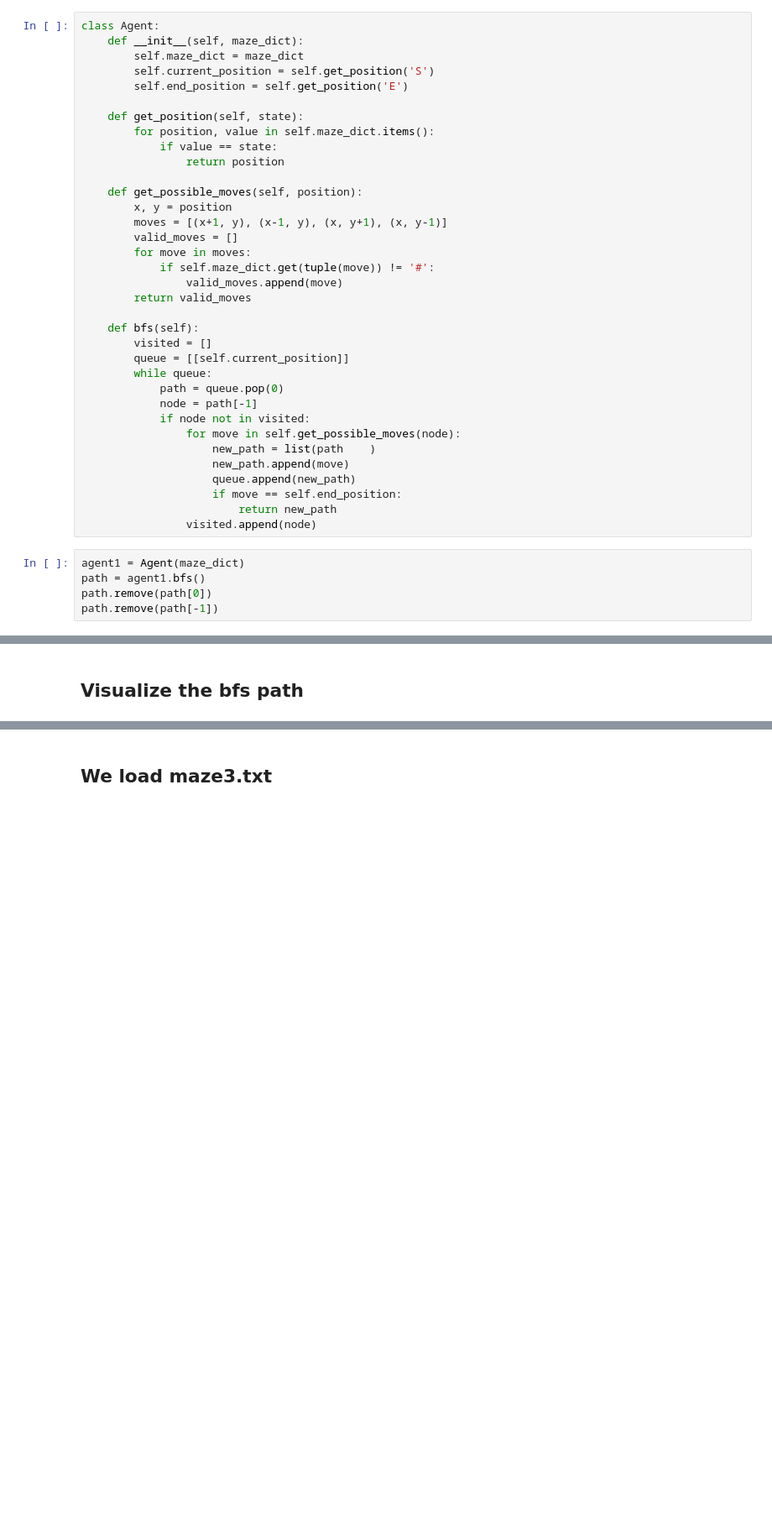
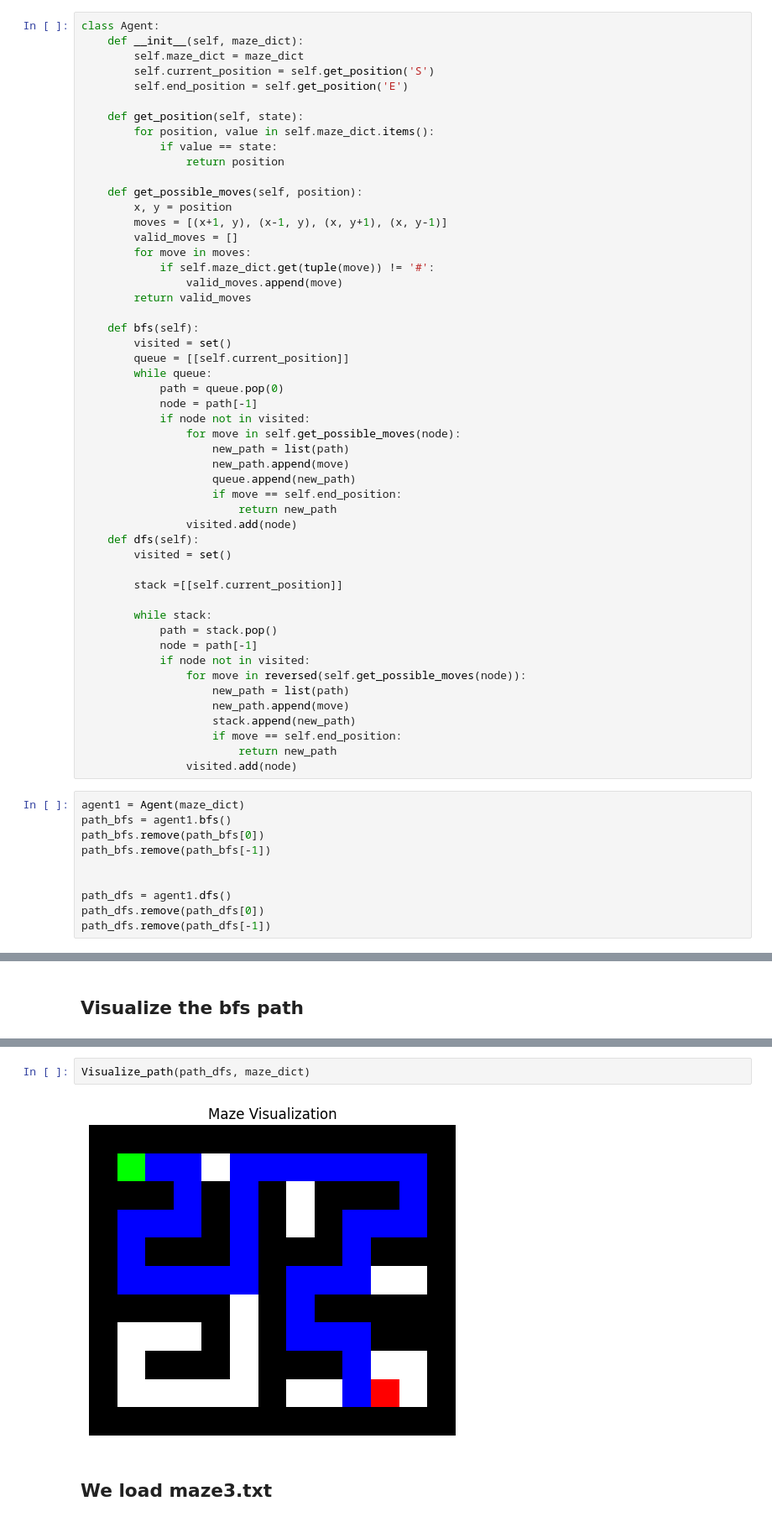
Before and after one commit to roch21V2/Intelligent-Agents-TC2032, a Jupyter notebook: Solving maze.ipynb, the cells around one changed output, grey strips where cells are left out. Shown at 84% size. Cells and saved outputs as stored; diff of their text form; blank space fills up the shorter version.

Commit message:
Adding changes to the maze solver

```diff
--- a/Solving maze.ipynb
+++ b/Solving maze.ipynb
@@ -102,24 +102,45 @@ class Agent:
         return valid_moves
 
     def bfs(self):
-        visited = []
+        visited = set()
         queue = [[self.current_position]]
         while queue:
             path = queue.pop(0)
             node = path[-1]
             if node not in visited:
                 for move in self.get_possible_moves(node):
-                    new_path = list(path    )
+                    new_path = list(path)
                     new_path.append(move)
                     queue.append(new_path)
                     if move == self.end_position:
                         return new_path
-                visited.append(node)
+                visited.add(node)
+    def dfs(self):
+        visited = set()
+
+        stack =[[self.current_position]]
+
+        while stack:
+            path = stack.pop()
+            node = path[-1]
+            if node not in visited:
+                for move in reversed(self.get_possible_moves(node)):
+                    new_path = list(path)
+                    new_path.append(move)
+                    stack.append(new_path)
+                    if move == self.end_position:
+                        return new_path
+                visited.add(node)
 # %%
 agent1 = Agent(maze_dict)
-path = agent1.bfs()
-path.remove(path[0])
-path.remove(path[-1])
+path_bfs = agent1.bfs()
+path_bfs.remove(path_bfs[0])
+path_bfs.remove(path_bfs[-1])
+
+
+path_dfs = agent1.dfs()
+path_dfs.remove(path_dfs[0])
+path_dfs.remove(path_dfs[-1])
 # %%
 # Visualize the path
 
@@ -152,3 +175,7 @@ Visualize_path(path, maze_dict)
+# %%
+Visualize_path(path_dfs, maze_dict)
+# %% [output]
+[figure, added]
 # %% [markdown]
 ## We load maze3.txt
 # %%
```
Also changed, not shown: parts of 6 cells of this notebook.
